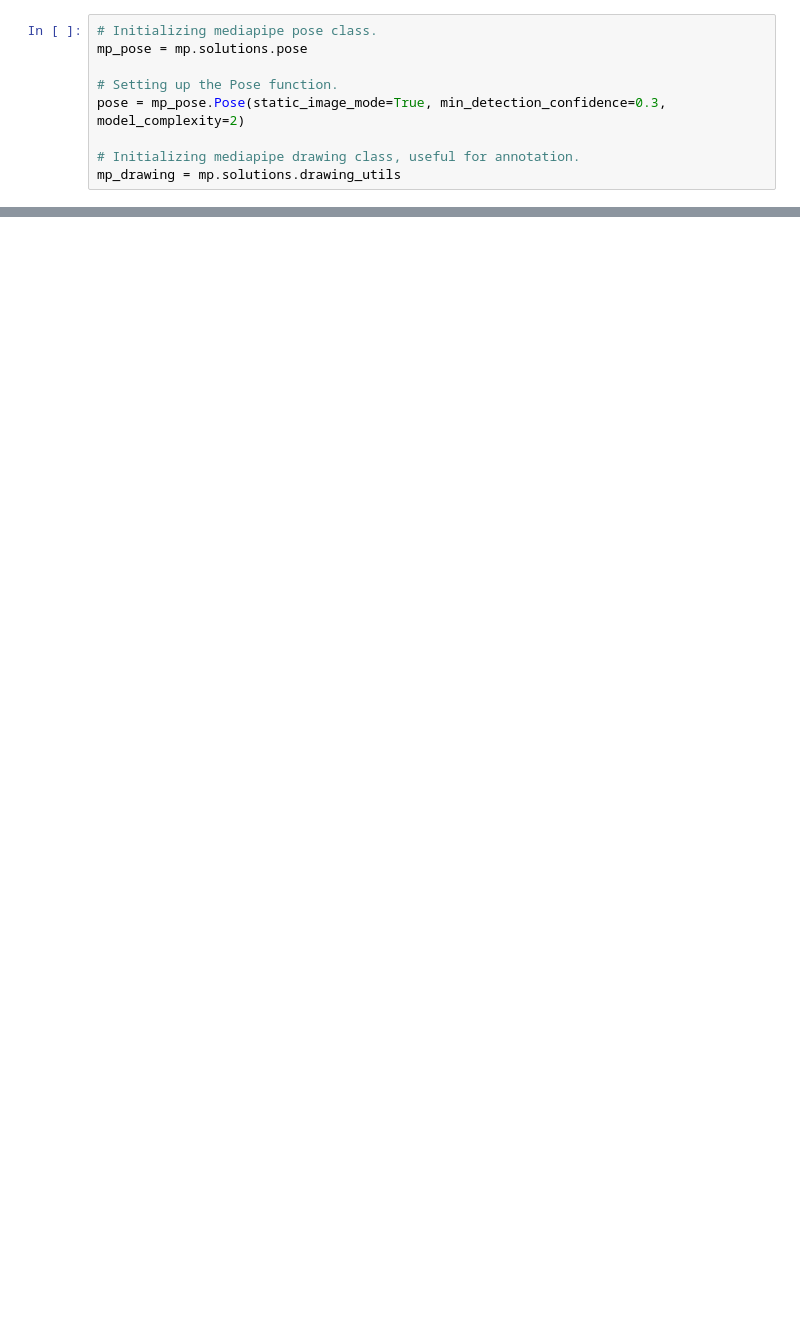
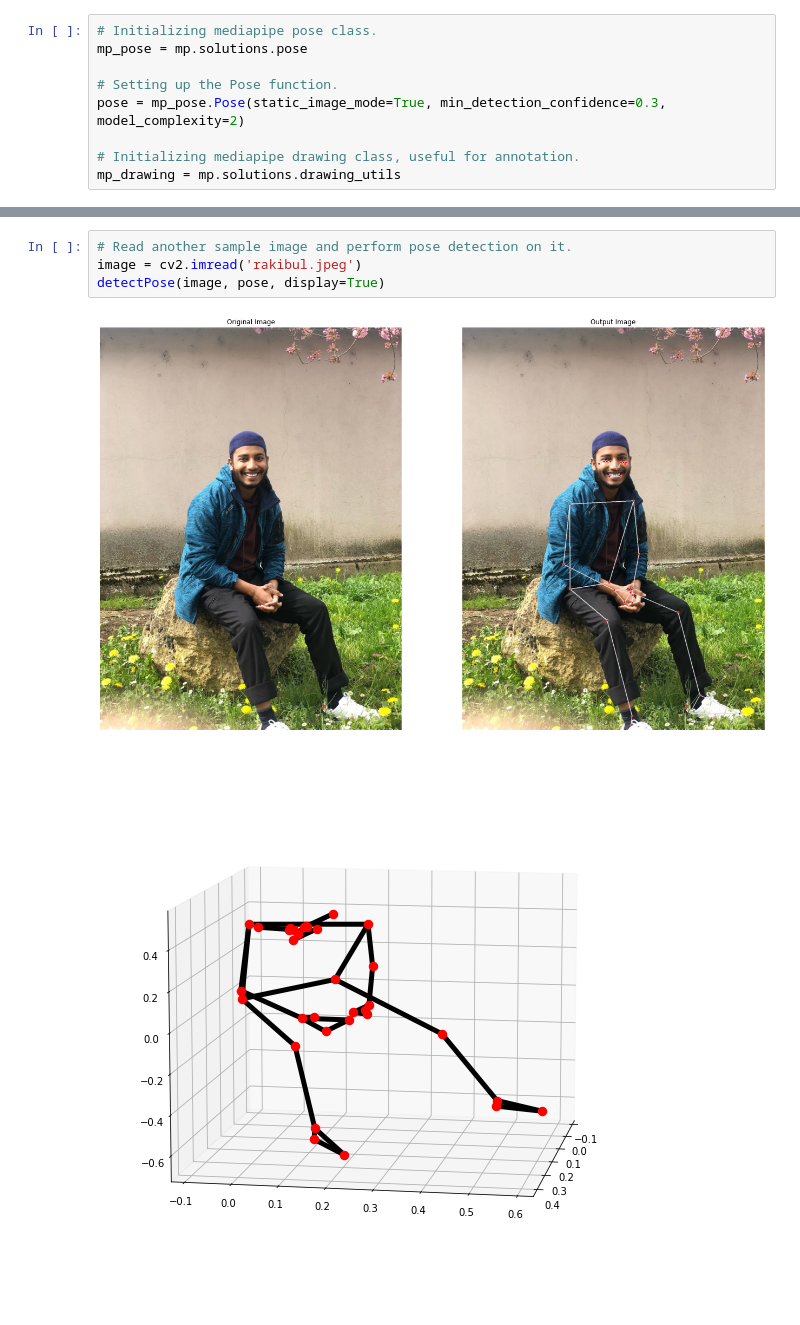
Before and after one commit to rakiiibul/Classification-of-work-out-pose_Deep-learning, a Jupyter notebook: mediapipe.ipynb, the cells around one changed output, grey strips where cells are left out. Drawn from its saved outputs; the diff is of its cells as text; blank space fills up the shorter version.

```diff
--- a/mediapipe.ipynb
+++ b/mediapipe.ipynb
@@ -58,0 +143,7 @@ mp_drawing = mp.solutions.drawing_utils
+# %%
+# Read another sample image and perform pose detection on it.
+image = cv2.imread('rakibul.jpeg')
+detectPose(image, pose, display=True)
+# %% [output]
+[figure, added]
+[figure, added]
```
Also changed, not shown: parts of 13 cells of this notebook, 4 other files.
